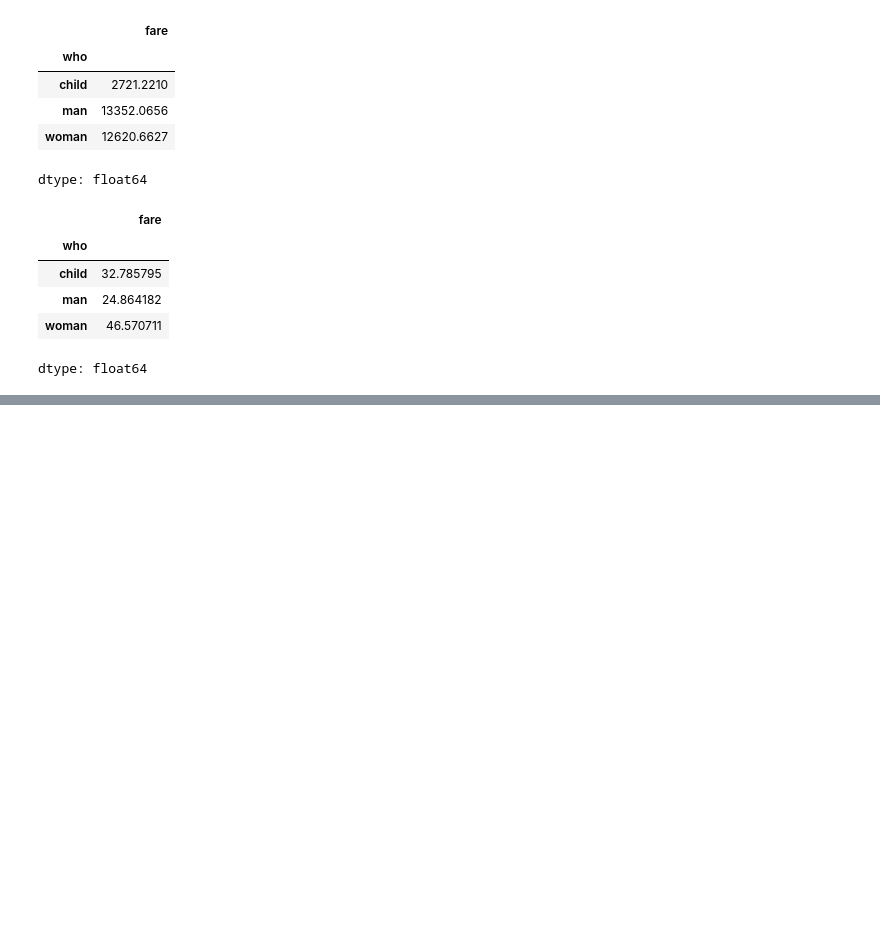
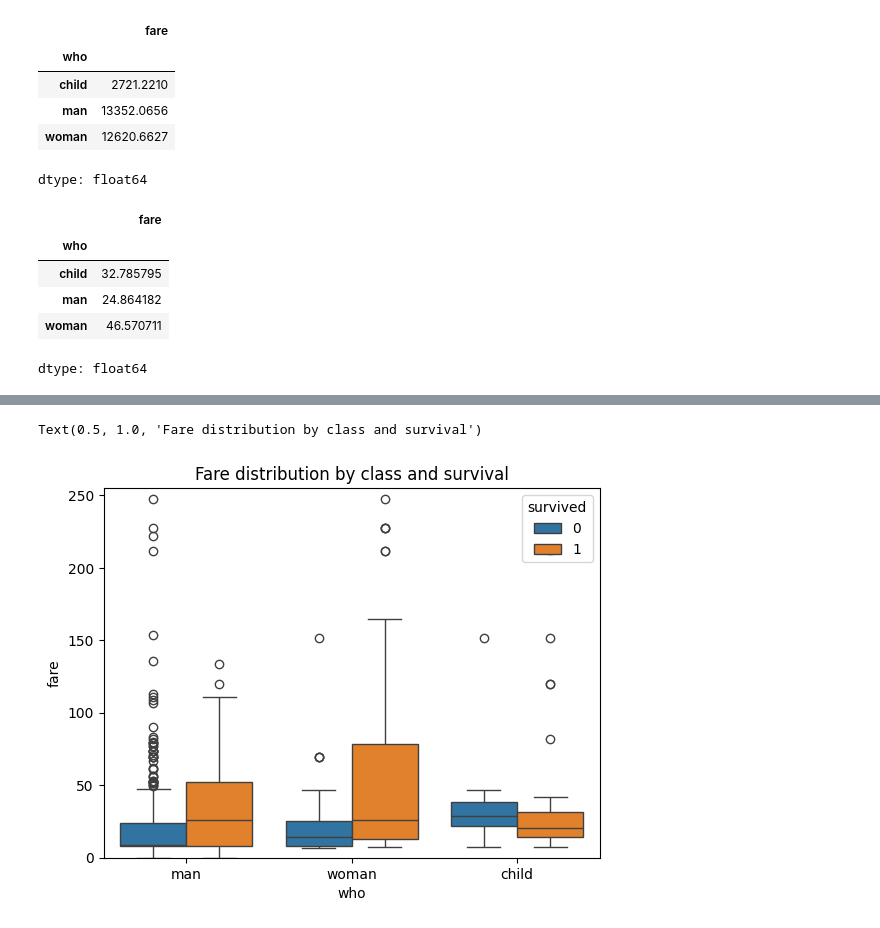
Before and after one commit to SimoRinaldi/Machine-Learning-Uni, a Jupyter notebook: 05a-pandas-titanic.ipynb, the cells around one changed output, grey strips where cells are left out. Cells and saved outputs as stored; diff of their text form; code cells hidden in the pictures; blank space fills up the shorter version.

```diff
--- a/05a-pandas-titanic.ipynb
+++ b/05a-pandas-titanic.ipynb
@@ -763,0 +774,10 @@ df.boxplot('age', by='who');
+# %%
+import seaborn as sns
+import matplotlib.pyplot as plt
+
+sns.boxplot(data=df, x='who', y='fare', hue='survived')
+plt.ylim(0, 255)
+plt.title("Fare distribution by class and survival")
+# %% [output]
+Text(0.5, 1.0, 'Fare distribution by class and survival')
+[figure, added]
```
Also changed, not shown: parts of 5 cells of this notebook.
